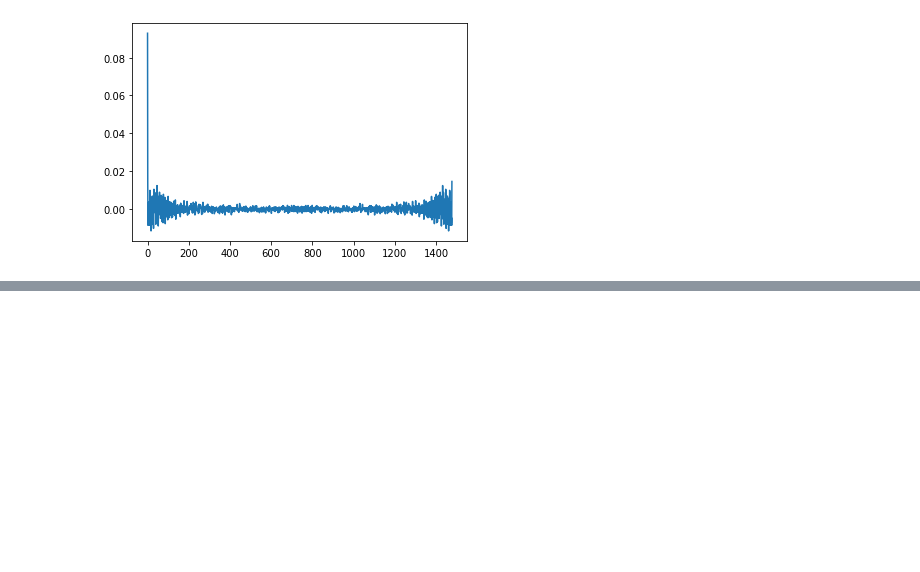
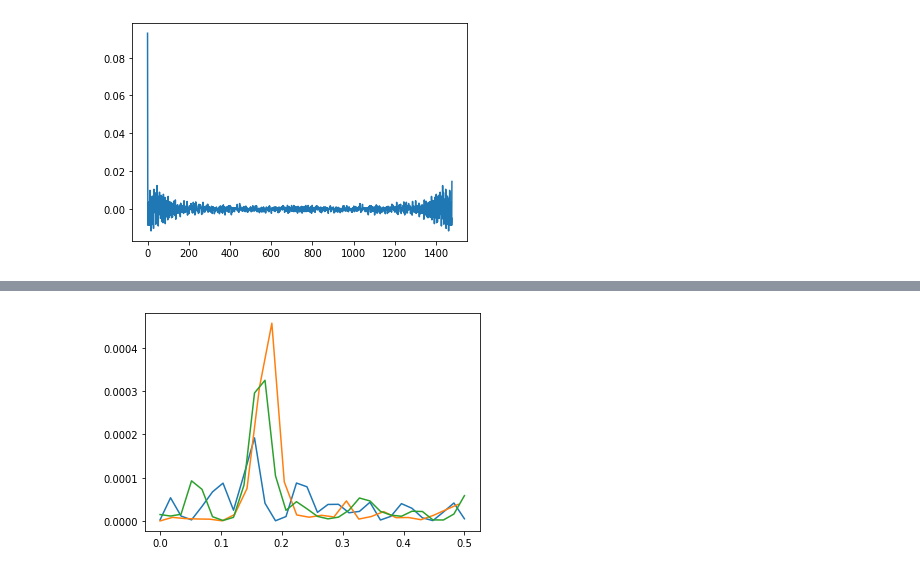
Before and after one commit to namiyousef/Kin-Keepers, a Jupyter notebook: Anomaly Detection in Significant Movements/AnomalyDetection_3_Problem_1.ipynb, the cells around one changed output, grey strips where cells are left out. Drawn from its saved outputs; the diff is of its cells as text; code cells hidden in the pictures; blank space fills up the shorter version.

```diff
--- a/Anomaly Detection in Significant Movements/AnomalyDetection_3_Problem_1.ipynb
+++ b/Anomaly Detection in Significant Movements/AnomalyDetection_3_Problem_1.ipynb
@@ -408,0 +439,43 @@ Having discussed this with the team, it seems that Problem 1, 3 are the most imp
+# %%
+df_walk = df_testing[df_testing.files == 4]
+x = df_walk.accTotal
+f, Pxx_den = signal.periodogram(x, 1)
+f, Pxx_den = signal.welch(x, 1, nperseg=1024)
+plt.plot(f,Pxx_den/58)
+
+
+
+df_walk = df_testing[df_testing.files == 5]
+x = df_walk.accTotal
+f, Pxx_den = signal.periodogram(x, 1)
+f, Pxx_den = signal.welch(x, 1, nperseg=1024)
+plt.plot(f,Pxx_den/49)
+
+
+"""
+df_walk = df_testing[df_testing.files == 2]
+x = df_walk.accTotal
+f, Pxx_den = signal.periodogram(x, 1)
+f, Pxx_den = signal.welch(x, 1, nperseg=1024)
+plt.plot(f,Pxx_den/57)
+"""
+
+
+"""df_walk = df_testing[df_testing.files == 1]
+x = df_walk.accTotal
+f, Pxx_den = signal.periodogram(x, 1)
+f, Pxx_den = signal.welch(x, 1, nperseg=1024)
+plt.plot(f,Pxx_den/53)
+"""
+
+
+df_walk = df_testing[df_testing.files == 9]
+x = df_walk.accTotal
+f, Pxx_den = signal.periodogram(x, 1)
+f, Pxx_den = signal.welch(x, 1, nperseg=1024)
+plt.plot(f,Pxx_den/53)
+
+
+plt.show()
+# %% [output]
+[figure, added]
```
Also changed, not shown: parts of 12 cells of this notebook.
